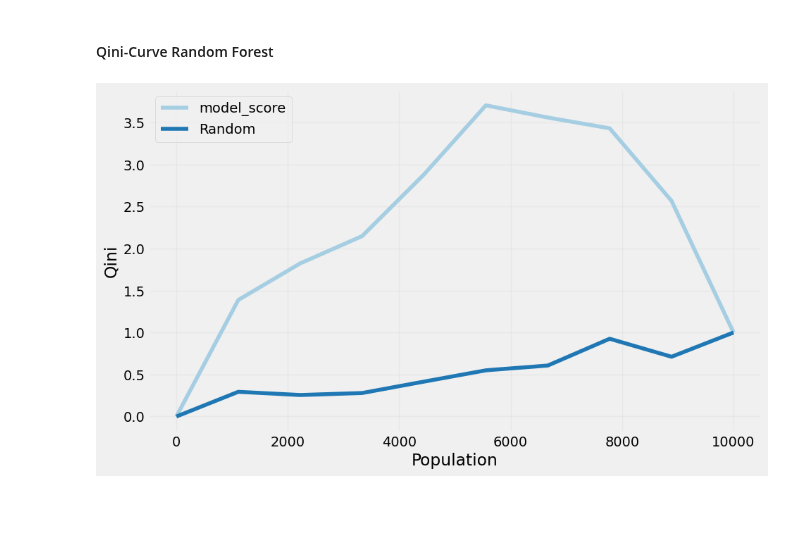
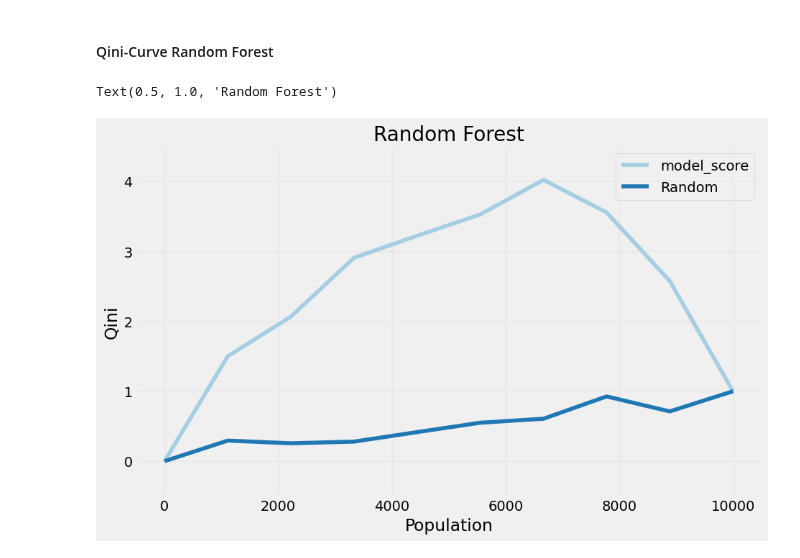
Before and after one commit to MaxAlexStumpf/Uplift-Modeling, a Jupyter notebook: Code/uplift.ipynb, the cells around one changed output. Saved outputs shown, nothing was run; the diff lists cells and outputs as text; code cells hidden in the pictures; blank space fills up the shorter version.

```diff
--- a/Code/uplift.ipynb
+++ b/Code/uplift.ipynb
@@ -483,11 +538,11 @@ uplift_tree.fit(
 from causalml.inference.tree import UpliftRandomForestClassifier
 
 uplift_rf = UpliftRandomForestClassifier(
-    n_estimators = 100,
-    max_depth = 5,
-    min_samples_leaf = 100,
-    min_samples_treatment = 50,
-    n_reg = 100,
+    n_estimators = 109,
+    max_depth = 6,
+    min_samples_leaf = 68,
+    min_samples_treatment = 82,
+    n_reg = 20,
     evaluationFunction = "KL",
     control_name = "control",
     random_state = 42
@@ -636,5 +698,10 @@ plt.grid(alpha = 0.2)
 # %%
 plot_qini(results_direct_rf, normalize = True, figsize = (10, 6), n = 10)
 plt.grid(alpha = 0.2)
+
+ax = plt.gca()
+ax.set_ylim(-0.5, 4.5)
+ax.set_title("Random Forest")
 # %% [output]
+Text(0.5, 1.0, 'Random Forest')
-[figure, old version]
+[figure, new version]
```
Also changed, not shown: parts of 27 cells of this notebook, 1 other file.
